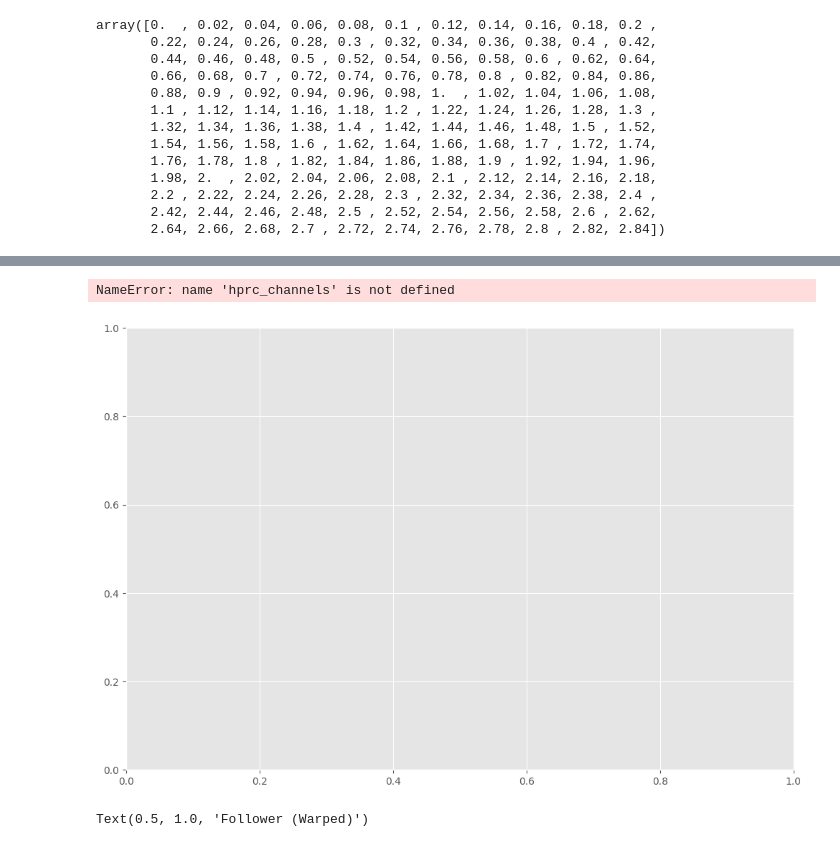
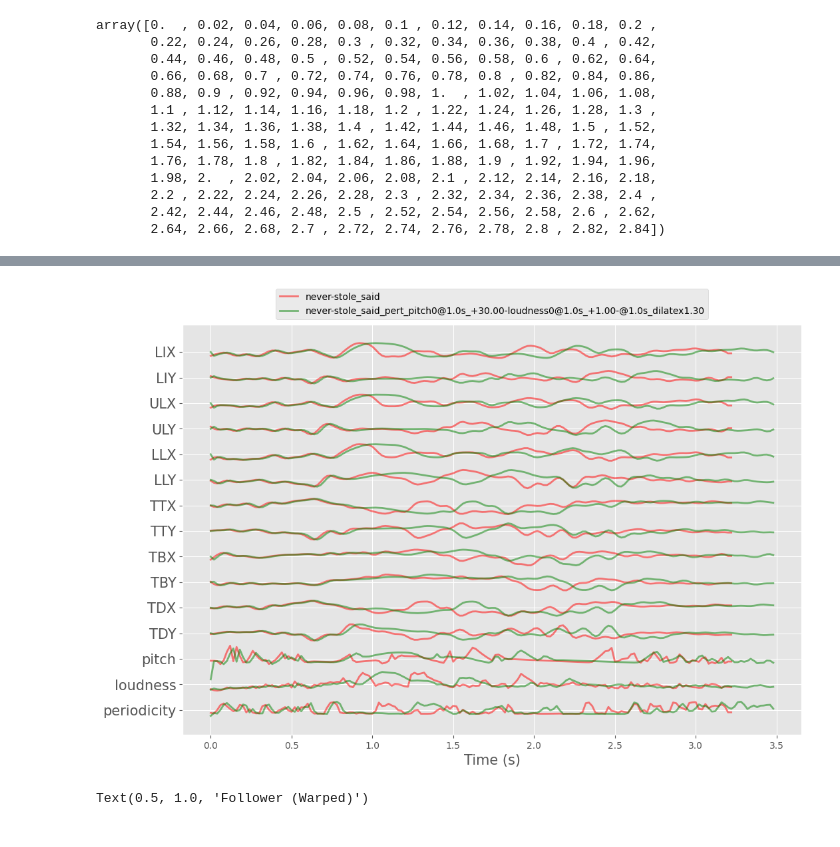
Before and after one commit to mguillau-commits/mrep, a Jupyter notebook: notebooks/process_diva_wavfiles.ipynb, the cells around one changed output, grey strips where cells are left out. Saved outputs shown, nothing was run; the diff lists cells and outputs as text; code cells hidden in the pictures.

```diff
--- a/notebooks/process_diva_wavfiles.ipynb
+++ b/notebooks/process_diva_wavfiles.ipynb
@@ -1602,15 +1602,15 @@ def analyse_file(filename, target=None):
     return c
 
 
-# folder = Path("/projectnb/busplab/lbullock/sparc_sample_audio/sample_audio/never-stole")
-folder = Path("/projectnb/busplab/lbullock/sparc_sample_audio/sample_audio/")
+folder = Path("/projectnb/busplab/lbullock/sparc_sample_audio/sample_audio/never-stole")
+# folder = Path("/projectnb/busplab/lbullock/sparc_sample_audio/sample_audio/")
 
 # (filepath.parent / (filepath.stem + filepath.suffix)).exists()
-f = folder / "dict_short.wav"
-target = analyse_file(f)
+# f = folder / "dict_short.wav"
+# target = analyse_file(f)
 
-# f = folder / "never-stole_said.wav"
-# c = analyse_file(f, target)
+f = folder / "never-stole_said.wav"
+c = analyse_file(f, target)
 # %% [output]
 _extract_ema: v4
 # %%
@@ -1782,41 +1782,40 @@ perturbations = [
 # {"feature": "pitch", "dim": 0, "time": 1, "window": 1,  "magnitude": 10,  "mode": "add"},
 # {"feature": "pitch", "dim": 0, "time": 2, "window": 2,  "magnitude": 50,  "mode": "add"},
 {"feature": "pitch", "dim": 0, "time": 1, "window": 0.5,  "magnitude": 30,  "mode": "add"},
-{"feature": "", "dim": 0, "time": 1, "window": 0.5,  "magnitude": 1.3,  "mode": "dilate"},
+{"feature": "loudness", "dim": 0, "time": 1, "window": 0.5,  "magnitude": 1,  "mode": "add"},
+{"feature": "", "dim": 0, "time": 1, "window": 0.5,  "magnitude": 1.3,  "mode": "dilate"}
 # {"feature": "pitch", "dim": 0, "time": 1.6, "mode": "interpolate", "target_code": target_code}
 ]
 # 0.8 for "never"
 # 1.3 for "said"
 
 c = apply_perturbation(c, perturbations, fs=50, sigma=3, coder=coder, PC=PC)
 sf.write(folder / (c["pert"]["fname"] + ".wav"), c['pert']['wav'], coder.sr)
 ipd.display(ipd.Audio(c['pert']['wav'], rate=coder.sr))
-
 
 
 
 c_plot = [c, c['pert']]
 c_plot_colors = ['r', 'g', 'b']
 
 # Plot and save
 fig, ax = plt.subplots(figsize=(12, 8))
 for i, code in enumerate(c_plot):
     # _, fname = os.path.split(files[i])
     fname = code['fname']
     plot_art(
         ax, code["ema"], # ema, ema_pc
         labels=hprc_channels, # hprc_channels, labels_PC
         color=c_plot_colors[i],
         series_name=fname,
         gap=7, alpha=0.5, lw=2,
         pitch= sp.stats.zscore(code['pitch']), # sp.stats.zscore .... pitches[i], # pitches[i],
         loudness= sp.stats.zscore(code['loudness']),
         periodicity= sp.stats.zscore(code['periodicity'])
     )
 # %% [output]
 [interactive output not drawn]
-NameError: name 'hprc_channels' is not defined
-[figure, old version]
+[figure, new version]
 # %%
 
 # Step 4: Plot
```
Also changed, not shown: parts of 3 cells of this notebook.
